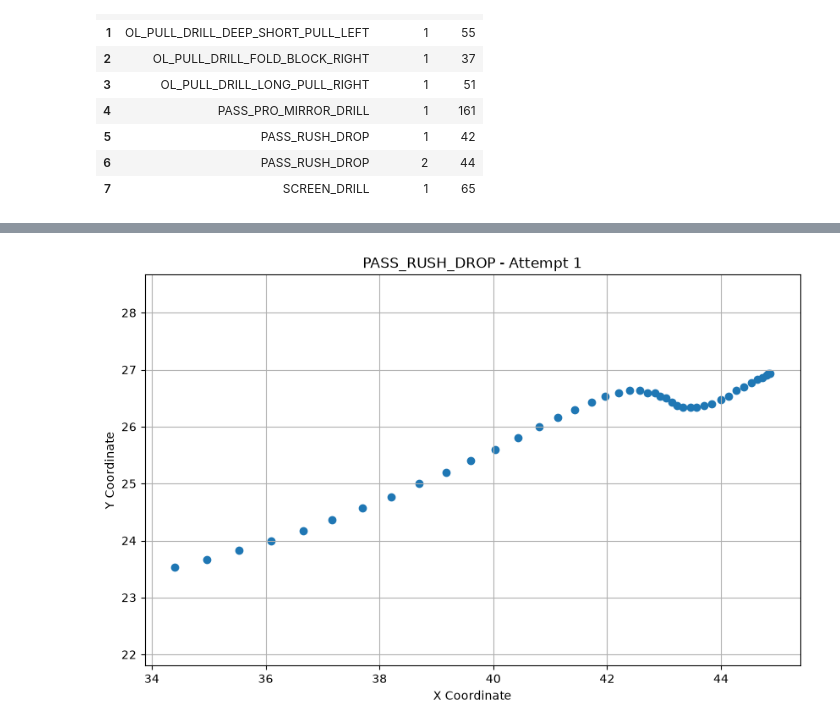
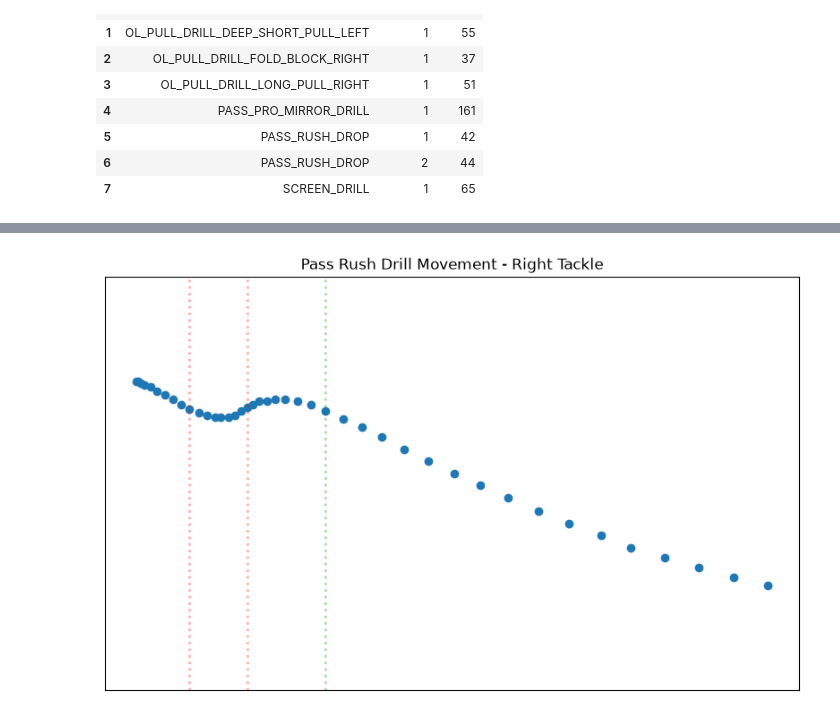
Before and after one commit to hankike/Big_Data_Bowl_27, a Jupyter notebook: combine.ipynb, the cells around one changed output, grey strips where cells are left out. Saved outputs shown, nothing was run; the diff lists cells and outputs as text; code cells hidden in the pictures.

Commit message:
I am dumb but made pass rush

```diff
--- a/combine.ipynb
+++ b/combine.ipynb
@@ -3,6 +4,7 @@ import pandas as pd
 import matplotlib.pyplot as plt
 # %%
 combine_tracking = pd.read_csv("data/combine_tracking.csv")
+combine_results = pd.read_csv("data/combine_results.csv")
 # %% [markdown]
 # What Does This Data Set Contain?
 
@@ -118,5 +94,18 @@ wright
 pass_rush_drop = wright.loc[
     (wright['drill_name'] == 'PASS_RUSH_DROP') &
     (wright['attempt'] == 1),
-    ['x', 'y']
-]
+    ['x', 'y', 'a', 'time']
+].rename(columns = {'a': 'acceleration'})
+
+# Convert time to datetime
+pass_rush_drop['time'] = pd.to_datetime(pass_rush_drop['time'])
+
+# Calculate elapsed time
+pass_rush_drop['time'] = (
+    pass_rush_drop['time'] - pass_rush_drop['time'].min()
+).dt.total_seconds()
+# %%
+weight = combine_results.loc[
+    combine_results['nfl_id'] == 55874,
+    'combine_weight'
+].iloc[0]
@@ -122,0 +114,4 @@ pass_rush_drop = wright.loc[
+# %%
+pass_rush_drop['force'] = (
+    pass_rush_drop['acceleration'] * (weight / 2.20462)
+).round(2)
@@ -123,14 +144,19 @@ pass_rush_drop = wright.loc[
 # %%
 plt.figure(figsize=(10, 6))
 plt.scatter(pass_rush_drop['x'], pass_rush_drop['y'])
 
-# Add labels and title
-plt.xlabel('X Coordinate')
-plt.ylabel('Y Coordinate')
-plt.title('PASS_RUSH_DROP - Attempt 1')
 
-plt.grid(True)
+plt.axvline(x = 44, color = 'red', linestyle = ':', linewidth = 2, alpha = 0.3)
+plt.axvline(x = 43.033333, color = 'red', linestyle = ':', linewidth = 2, alpha = 0.3)
+plt.axvline(x = 41.733333, color = 'green', linestyle = ':', linewidth = 2, alpha = 0.3)
+
+plt.xticks([])
+plt.yticks([])
+
+plt.title('Pass Rush Drill Movement - Right Tackle')
+
 plt.axis('equal')
+plt.gca().invert_xaxis()
 plt.show()
 # %% [output]
-[figure, old version]
+[figure, new version]
```
Also changed, not shown: parts of 8 cells of this notebook, 1 other file.
